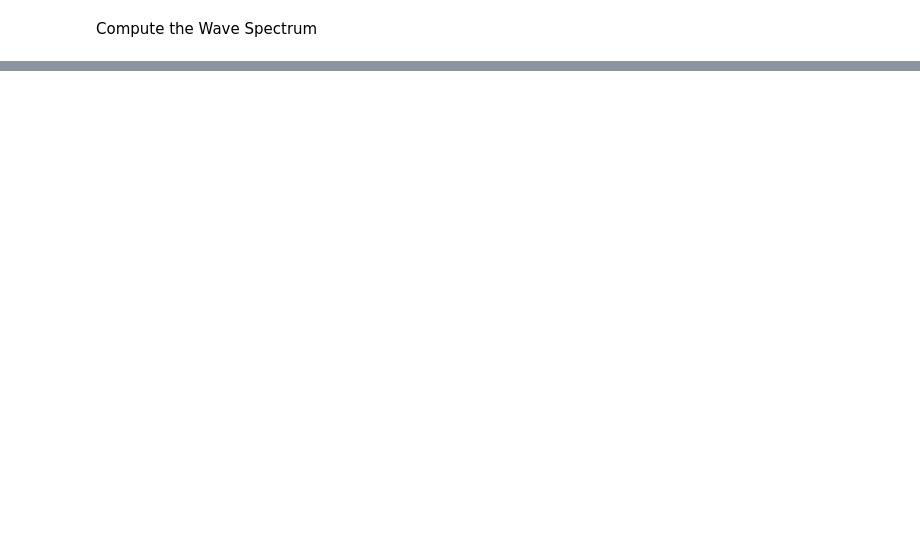
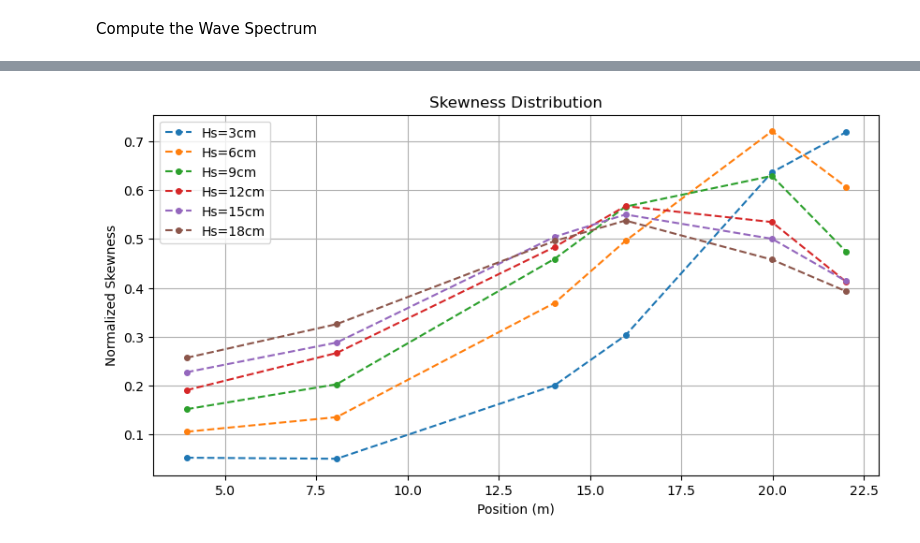
Before and after one commit to keisikunst/wavesnsediments, a Jupyter notebook: Dataprocessing.ipynb, the cells around one changed output, grey strips where cells are left out. Cells and saved outputs as stored; diff of their text form; code cells hidden in the pictures; blank space fills up the shorter version.

```diff
--- a/Dataprocessing.ipynb
+++ b/Dataprocessing.ipynb
@@ -541,0 +708,32 @@ plt.tight_layout(); plt.show()
+# %%
+emf_cases = [
+    (time1, EMF1_03, EMF2_03, EMF3_03, EMF4_03, EMF5_03, EMF6_03),
+    (time2, EMF1_06, EMF2_06, EMF3_06, EMF4_06, EMF5_06, EMF6_06),
+    (time3, EMF1_09, EMF2_09, EMF3_09, EMF4_09, EMF5_09, EMF6_09),
+    (time4, EMF1_12, EMF2_12, EMF3_12, EMF4_12, EMF5_12, EMF6_12),
+    (time5, EMF1_15, EMF2_15, EMF3_15, EMF4_15, EMF5_15, EMF6_15),
+    (time6, EMF1_18, EMF2_18, EMF3_18, EMF4_18, EMF5_18, EMF6_18),
+]
+#calculate normalized skewness
+def calculate_skewness(time, EMF, Fs):
+    u_mean = np.mean(EMF)
+    u_dem  = EMF - u_mean
+    u_ss   = frequency_filter(u_dem, Fs, f_low=0.25, f_high=10)
+    skewness_ss = np.mean((u_ss)**3) / np.mean((u_ss**2)**1.5)
+
+    return skewness_ss
+
+#plot normalized skewness for all cases
+fig, ax = plt.subplots(figsize=(10, 5))
+for case, label in zip(emf_cases, labels):
+    time, *emfs = case
+    skewness_values = [calculate_skewness(time, emf, Fs=20) for emf in emfs]
+    ax.plot(positions, skewness_values, marker='o', linestyle='--', markersize=4, label=label)
+ax.set_xlabel('Position (m)')
+ax.set_ylabel('Normalized Skewness')
+ax.set_title('Skewness Distribution')
+ax.legend()
+ax.grid()
+plt.show()
+# %% [output]
+[figure, added]
```
Also changed, not shown: parts of 12 cells of this notebook.
